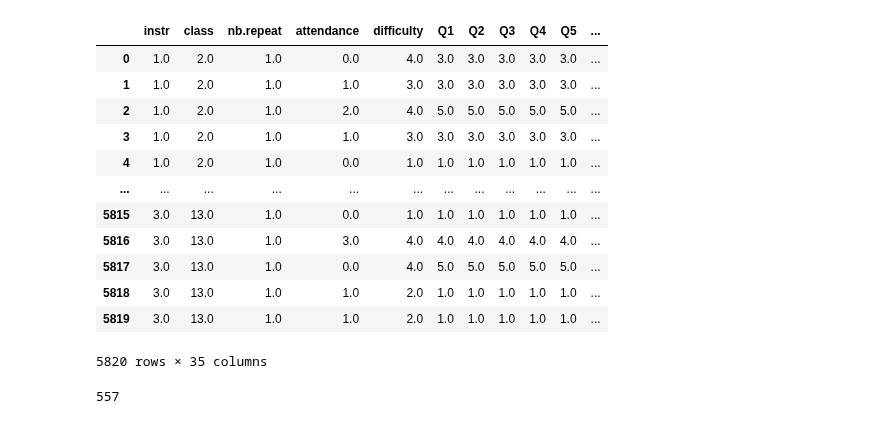
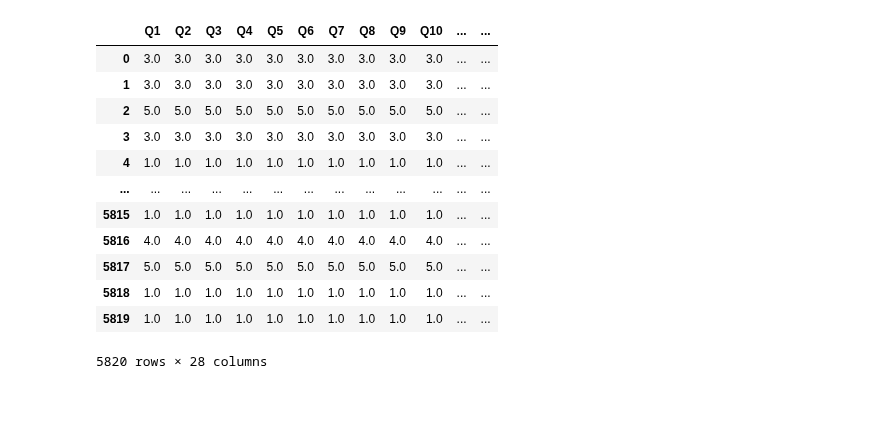
Before and after one commit to ayyildizb17/graduationProject, a Jupyter notebook: gazi.ipynb, the cells around one changed output. Cells and saved outputs as stored; diff of their text form; code cells hidden in the pictures.

Commit message:
Gazi university dataset
Gazi university dataset implementation with Word2Vec and K-Means

```diff
--- a/gazi.ipynb
+++ b/gazi.ipynb
@@ -1,36 +1,24 @@
 # %%
 import pandas as pd
 
 data = pd.read_csv("turkiye-student-evaluation_generic.csv")
 data = data.applymap(float)
 
-data = data.replace(' ', '_', regex=True)
+# Taking the questions
+dataset_question = data.iloc[:,5:33]
 
-# Taking the average performance
-dataset_question = data.iloc[:,5:33]
-data['avg'] = dataset_question.std(axis=1)
-
-# Creating an instr-class pair
-data[['instr', 'class']] = data[['instr', 'class']].applymap(str)
-data['instr_class'] = data[['instr', 'class']].apply('-'.join, axis=1)
-
-data
+dataset_question
 # %% [output]
-|  | instr | class | nb.repeat | attendance | difficulty | Q1 | Q2 | Q3 | Q4 | Q5 | ... |
-| 0 | 1.0 | 2.0 | 1.0 | 0.0 | 4.0 | 3.0 | 3.0 | 3.0 | 3.0 | 3.0 | ... |
-| 1 | 1.0 | 2.0 | 1.0 | 1.0 | 3.0 | 3.0 | 3.0 | 3.0 | 3.0 | 3.0 | ... |
-| 2 | 1.0 | 2.0 | 1.0 | 2.0 | 4.0 | 5.0 | 5.0 | 5.0 | 5.0 | 5.0 | ... |
-| 3 | 1.0 | 2.0 | 1.0 | 1.0 | 3.0 | 3.0 | 3.0 | 3.0 | 3.0 | 3.0 | ... |
-| 4 | 1.0 | 2.0 | 1.0 | 0.0 | 1.0 | 1.0 | 1.0 | 1.0 | 1.0 | 1.0 | ... |
-| ... | ... | ... | ... | ... | ... | ... | ... | ... | ... | ... | ... |
-| 5815 | 3.0 | 13.0 | 1.0 | 0.0 | 1.0 | 1.0 | 1.0 | 1.0 | 1.0 | 1.0 | ... |
-| 5816 | 3.0 | 13.0 | 1.0 | 3.0 | 4.0 | 4.0 | 4.0 | 4.0 | 4.0 | 4.0 | ... |
-| 5817 | 3.0 | 13.0 | 1.0 | 0.0 | 4.0 | 5.0 | 5.0 | 5.0 | 5.0 | 5.0 | ... |
-| 5818 | 3.0 | 13.0 | 1.0 | 1.0 | 2.0 | 1.0 | 1.0 | 1.0 | 1.0 | 1.0 | ... |
-| 5819 | 3.0 | 13.0 | 1.0 | 1.0 | 2.0 | 1.0 | 1.0 | 1.0 | 1.0 | 1.0 | ... |
+|  | Q1 | Q2 | Q3 | Q4 | Q5 | Q6 | Q7 | Q8 | Q9 | Q10 | ... | ... |
+| 0 | 3.0 | 3.0 | 3.0 | 3.0 | 3.0 | 3.0 | 3.0 | 3.0 | 3.0 | 3.0 | ... | ... |
+| 1 | 3.0 | 3.0 | 3.0 | 3.0 | 3.0 | 3.0 | 3.0 | 3.0 | 3.0 | 3.0 | ... | ... |
+| 2 | 5.0 | 5.0 | 5.0 | 5.0 | 5.0 | 5.0 | 5.0 | 5.0 | 5.0 | 5.0 | ... | ... |
+| 3 | 3.0 | 3.0 | 3.0 | 3.0 | 3.0 | 3.0 | 3.0 | 3.0 | 3.0 | 3.0 | ... | ... |
+| 4 | 1.0 | 1.0 | 1.0 | 1.0 | 1.0 | 1.0 | 1.0 | 1.0 | 1.0 | 1.0 | ... | ... |
+| ... | ... | ... | ... | ... | ... | ... | ... | ... | ... | ... | ... | ... |
+| 5815 | 1.0 | 1.0 | 1.0 | 1.0 | 1.0 | 1.0 | 1.0 | 1.0 | 1.0 | 1.0 | ... | ... |
+| 5816 | 4.0 | 4.0 | 4.0 | 4.0 | 4.0 | 4.0 | 4.0 | 4.0 | 4.0 | 4.0 | ... | ... |
+| 5817 | 5.0 | 5.0 | 5.0 | 5.0 | 5.0 | 5.0 | 5.0 | 5.0 | 5.0 | 5.0 | ... | ... |
+| 5818 | 1.0 | 1.0 | 1.0 | 1.0 | 1.0 | 1.0 | 1.0 | 1.0 | 1.0 | 1.0 | ... | ... |
+| 5819 | 1.0 | 1.0 | 1.0 | 1.0 | 1.0 | 1.0 | 1.0 | 1.0 | 1.0 | 1.0 | ... | ... |
-5820 rows × 35 columns
+5820 rows × 28 columns
-# %%
-unique_values = data['avg'].unique()
-len(unique_values)
-# %% [output]
-557
```
Also changed, not shown: parts of 9 cells of this notebook.
